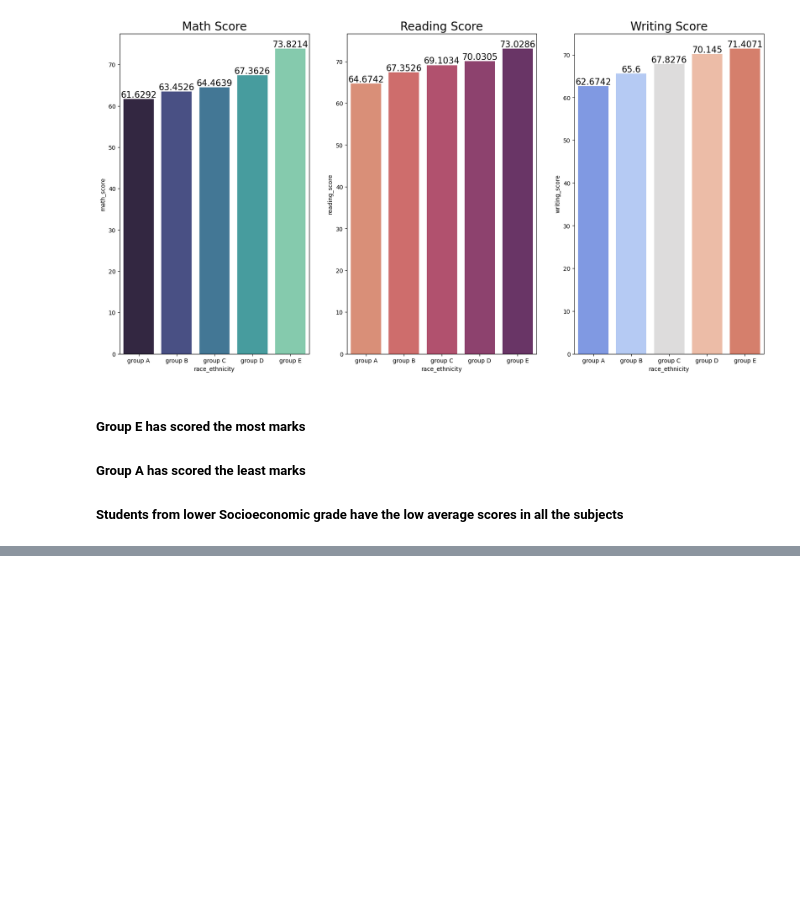
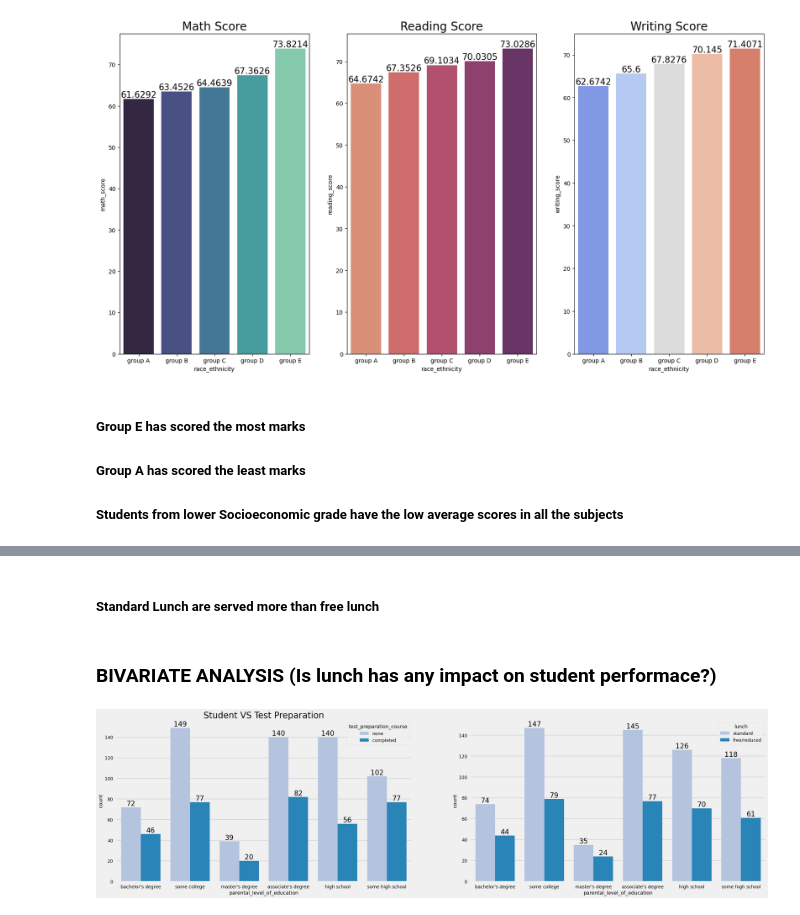
Before and after one commit to KR-16/MLPROJECTS, a Jupyter notebook: notebook/EDA.ipynb, the cells around one changed output, grey strips where cells are left out. Saved outputs shown, nothing was run; the diff lists cells and outputs as text; code cells hidden in the pictures; blank space fills up the shorter version.

```diff
--- a/notebook/EDA.ipynb
+++ b/notebook/EDA.ipynb
@@ -468,0 +519,17 @@ plt.show()
+# %% [markdown]
+##### Standard Lunch are served more than free lunch
+# %% [markdown]
+### BIVARIATE ANALYSIS (Is lunch has any impact on student performace?)
+# %%
+f, ax = plt.subplots(1, 2, figsize = (30, 8))
+
+sns.countplot(data = data, x = data["parental_level_of_education"], palette = "PuBu", hue = "test_preparation_course", saturation = 0.95, ax = ax[0])
+ax[0].set_title("Student VS Test Preparation", color = "black", size = 25)
+for container in ax[0].containers:
+    ax[0].bar_label(container, color = "black", size = 20)
+
+sns.countplot(data = data, x = data["parental_level_of_education"], palette = "PuBu", hue = "lunch", saturation = 0.95, ax = ax[1])
+for container in ax[1].containers:
+    ax[1].bar_label(container, color = "black", size = 20)
+# %% [output]
+[figure, added]
```
Also changed, not shown: parts of 19 cells of this notebook.
